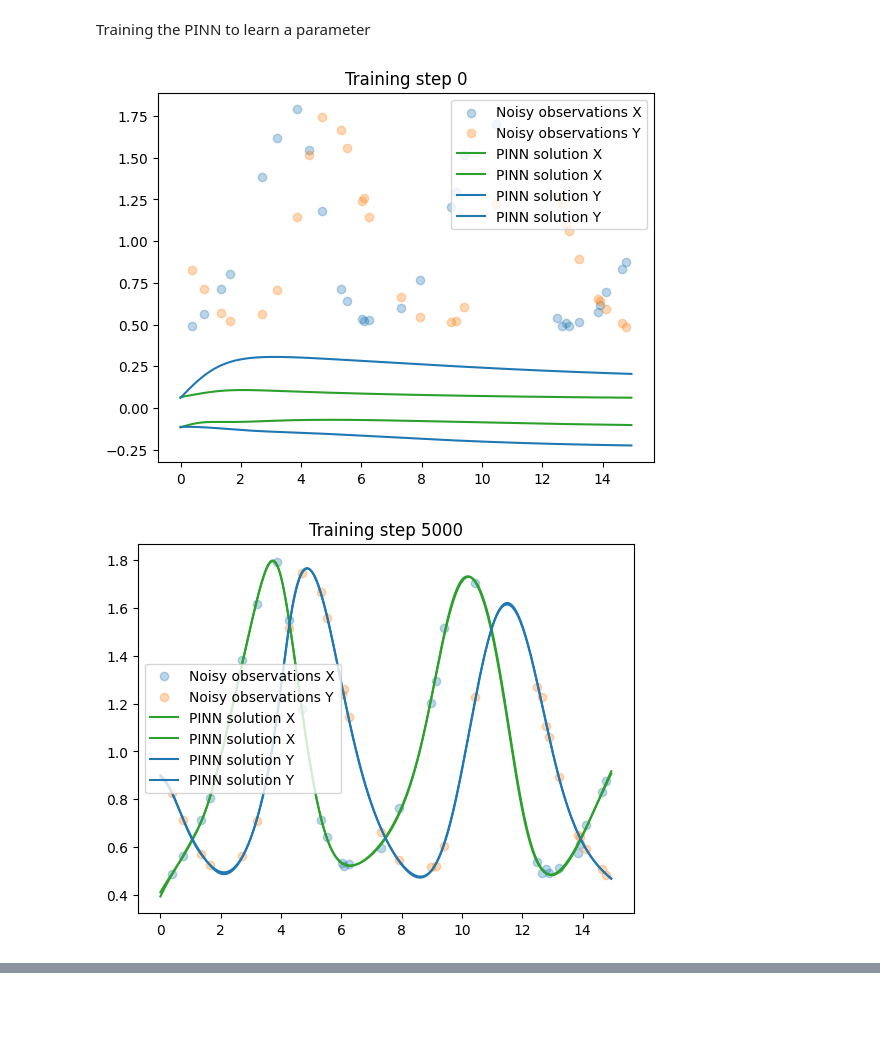
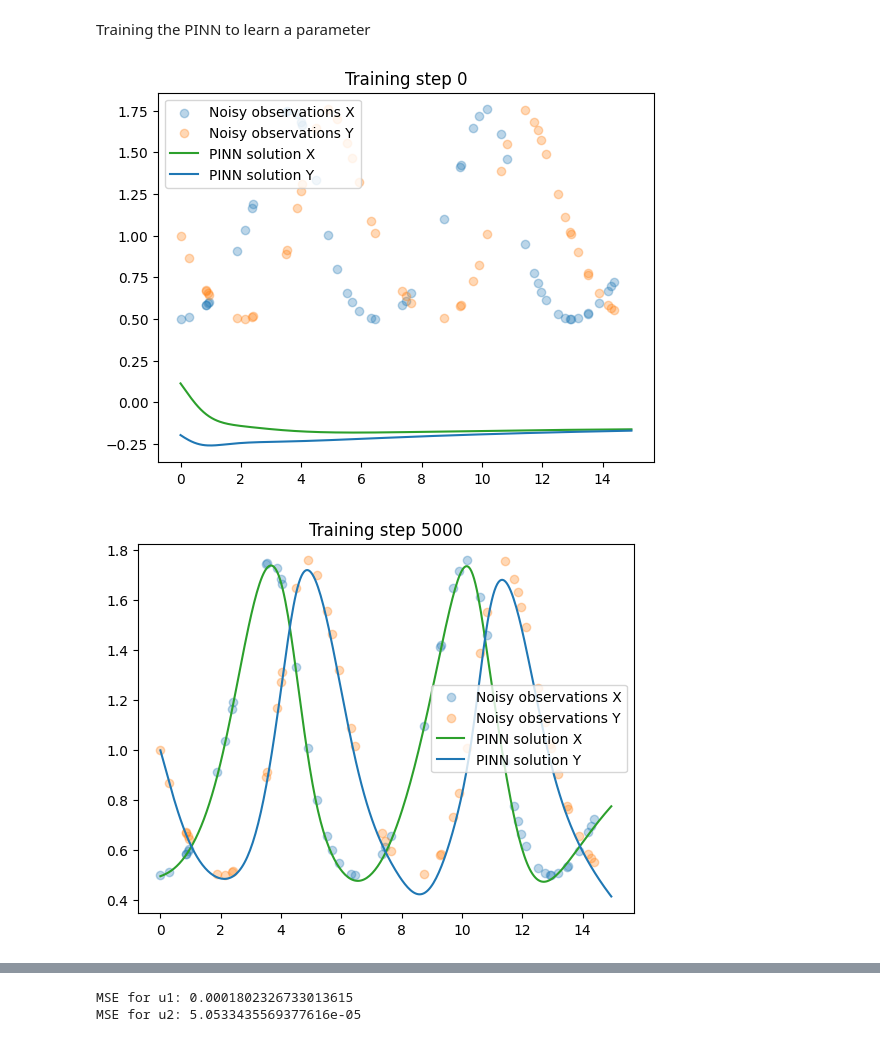
Before and after one commit to joaquintb/tfg_joaquin_torres, a Jupyter notebook: pin_lv.ipynb, the cells around one changed output, grey strips where cells are left out. Saved outputs shown, nothing was run; the diff lists cells and outputs as text; code cells hidden in the pictures; blank space fills up the shorter version.

```diff
--- a/pin_lv.ipynb
+++ b/pin_lv.ipynb
@@ -95,8 +94,8 @@ plt.show()
 Tensors
 # %%
 t_obs = torch.tensor([t[ind] for ind in random_indices], dtype=torch.float32).view(-1,1)
-u_obs_x = torch.tensor(x_obs_noise,  dtype=torch.float32).view(-1,1)
-u_obs_y = torch.tensor(y_obs_noise,  dtype=torch.float32).view(-1,1)
+u_obs_x = torch.tensor(x_obs,  dtype=torch.float32).view(-1,1)
+u_obs_y = torch.tensor(y_obs,  dtype=torch.float32).view(-1,1)
 # %%
 # Create 30 approx. equally spaced points for training
 t_physics = []
@@ -107,15 +106,21 @@ t_physics = torch.tensor(t_physics, dtype=torch.float32).view(-1,1).requires_gra
 # %%
 # Create 300 approx. equally spaced points for testing
 t_test = []
+u_test_x = []
+u_test_y = []
 for i in range(999):
     if i % 3 == 0:
+        u_test_x.append(x[0][i])
+        u_test_y.append(x[1][i])
         t_test.append(t[i])
 t_test = torch.tensor(t_test, dtype=torch.float32).view(-1,1).requires_grad_(True)
+u_test_x = torch.tensor(u_test_x, dtype=torch.float32).view(-1,1)
+u_test_y = torch.tensor(u_test_y, dtype=torch.float32).view(-1,1)
 # %% [markdown]
 Defining the Network
 # %%
 class FCN(nn.Module):
-    "Defines a standard fully-connected network in PyTorch"
+    "Defines a standard fully-connected network in PyTorch with sinusoidal activation"
     def __init__(self, N_INPUT, N_OUTPUT, N_HIDDEN, N_LAYERS):
         super().__init__()
         activation = nn.Tanh
@@ -135,31 +140,35 @@ class FCN(nn.Module):
         prey_output = self.fce_prey(x)
         predator_output = self.fce_predator(x)
         return prey_output, predator_output
-
-# Imposing sinusodial behavior somewhere
 # %% [markdown]
 Training the PINN to learn a parameter
 # %%
 # define a neural network to train
-pinn = FCN(1,2,32,3)
+pinn = FCN(1,1,32,3)
 
-# # define training points over the entire domain, for the physics loss
-
-b = 1
-c = 1
-d = 1
-
-# Treat a as a learnable parameter
+# LEARNABLE PARAMS
 a = torch.nn.Parameter(torch.zeros(1, requires_grad=True))
 a_s = []
+b = torch.nn.Parameter(torch.zeros(1, requires_grad=True))
+b_s = []
+c = torch.nn.Parameter(torch.zeros(1, requires_grad=True))
+c_s = []
+d = torch.nn.Parameter(torch.zeros(1, requires_grad=True))
+d_s = []
+
 # Add a to the optimiser
-optimiser = torch.optim.Adam(list(pinn.parameters())+[a],lr=1e-3)
+optimiser = torch.optim.Adam(list(pinn.parameters())+[a,b,c,d],lr=1e-3)
 
-for i in tqdm.tqdm(range(15001)):
+# Initialize lists to store loss values
+physics_loss_values = []
+data_loss_values = []
+total_loss_values = []
+
+for i in tqdm.tqdm(range(12501)):
     optimiser.zero_grad()
 
     # Hyperparameter
-    lambda1 = 1e4
+    lambda1 = 1e5
 
     # -----------------------
     #       PHYSICS LOSS
@@ -179,33 +188,41 @@ for i in tqdm.tqdm(range(15001)):
     #       DATA LOSS
     # -----------------------
     # Compute the PINN output
     u1, u2 = pinn(t_obs)
     # Compute the data loss for the first equation (x)
     data_loss_x = torch.mean((u1 - u_obs_x)**2)
     # Compute the data loss for the second equation (y)
     data_loss_y = torch.mean((u2 - u_obs_y)**2)
 
     total_data_loss = data_loss_x + data_loss_y
 
     # Backpropagate joint loss, take optimiser step
     loss = total_physics_loss + lambda1*total_data_loss
     loss.backward()
     optimiser.step()
 
-    # Keep track of value for a
+    # Append loss values to lists
+    physics_loss_values.append(total_physics_loss.item())
+    data_loss_values.append(total_data_loss.item())
+    total_loss_values.append(loss.item())
+
+    # Keep track of parameter values
     a_s.append(a.item())
+    b_s.append(b.item())
+    c_s.append(c.item())
+    d_s.append(d.item())
 
     # plot the result as training progresses
     if i % 5000 == 0:
         u1, u2 = pinn(t_test)
         with torch.no_grad():
             plt.scatter(t_obs, u_obs_x, label="Noisy observations X", alpha=0.3)
             plt.scatter(t_obs, u_obs_y, label="Noisy observations Y", alpha=0.3)
             plt.plot(t_test, u1, label="PINN solution X", color="tab:green")
             plt.plot(t_test, u2, label="PINN solution Y", color="tab:blue")
             plt.title(f"Training step {i}")
             plt.legend()
             plt.show()
 # %% [output]
-[figure, old version]
+[figure, new version]
-[figure, old version]
+[figure, new version]
@@ -213,0 +230,14 @@ for i in tqdm.tqdm(range(15001)):
+# %%
+# Compute model predictions
+with torch.no_grad():
+    u1_pred, u2_pred = pinn(t_test)
+
+# Compute MSE between model predictions and exact solution
+mse_u1 = torch.mean((u1_pred - u_test_x)**2).item()
+mse_u2 = torch.mean((u2_pred - u_test_y)**2).item()
+
+print(f"MSE for u1: {mse_u1}")
+print(f"MSE for u2: {mse_u2}")
+# %% [output]
+MSE for u1: 0.0001802326733013615
+MSE for u2: 5.0533435569377616e-05
```
Also changed, not shown: parts of 11 cells of this notebook.
